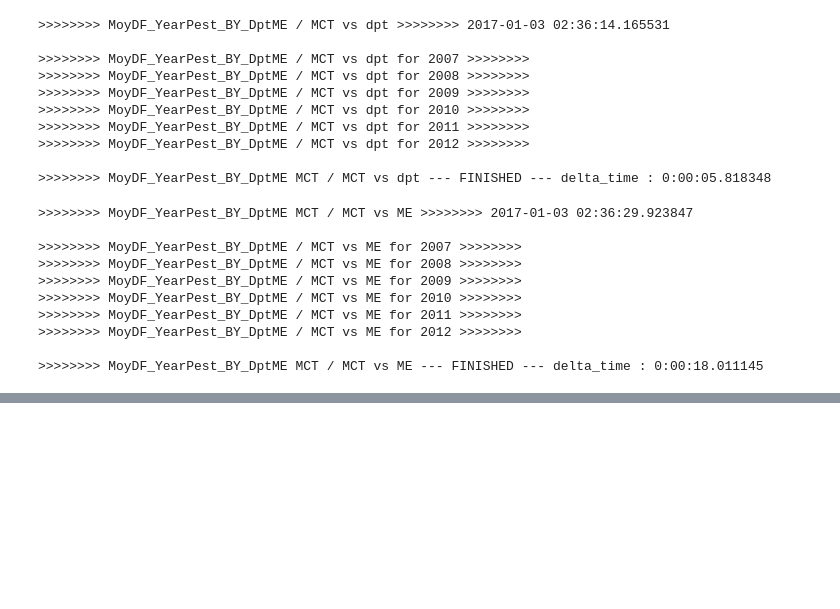
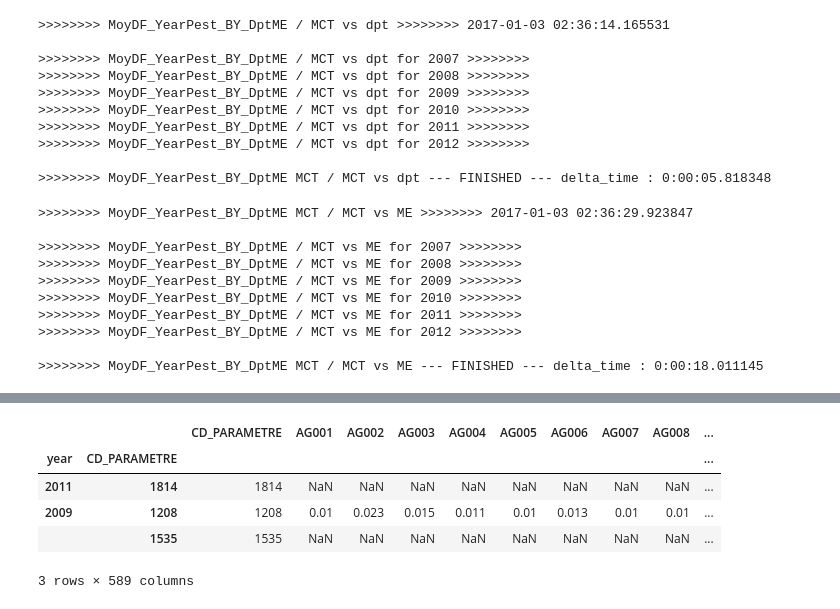
Before and after one commit to JulienParis/hydroviz, a Jupyter notebook: pesticides_analysis_03.ipynb, the cells around one changed output, grey strips where cells are left out. Cells and saved outputs as stored; diff of their text form; code cells hidden in the pictures; blank space fills up the shorter version.

Commit message:
stats analysis changes in notebook : in stats_web / optimizing size of csv by rounding values

```diff
--- a/pesticides_analysis_03.ipynb
+++ b/pesticides_analysis_03.ipynb
@@ -2080,7 +2192,7 @@ df_MA_web.head(1)
 #df_AV_dpt_web = df_AV_dpt.round(decimals)
 #df_AV_ME_web  = df_AV_ME.round(decimals)
 df_AV_dpt_web = df_AV_dpt_web.round(decimals)
-df_AV_ME_web  = df_AV_dpt_web.round(decimals)
+df_AV_ME_web  = df_AV_ME_web.round(decimals)
 
 # drop NaN row in AV
 df_AV_dpt_web = df_AV_dpt_web.dropna( axis=0, how="all") # on empty rows
@@ -2092,3 +2223,12 @@ df_AV_ME_web  = df_AV_ME_web.dropna(  axis=0, how="all") # on empty rows
+# %%
+df_AV_ME_web.sample(3)
+# %% [output]
+|  |  | CD_PARAMETRE | AG001 | AG002 | AG003 | AG004 | AG005 | AG006 | AG007 | AG008 | ... |
+| year | CD_PARAMETRE |  |  |  |  |  |  |  |  |  | ... |
+| 2011 | 1814 | 1814 | NaN | NaN | NaN | NaN | NaN | NaN | NaN | NaN | ... |
+| 2009 | 1208 | 1208 | 0.01 | 0.023 | 0.015 | 0.011 | 0.01 | 0.013 | 0.01 | 0.01 | ... |
+|  | 1535 | 1535 | NaN | NaN | NaN | NaN | NaN | NaN | NaN | NaN | ... |
+3 rows × 589 columns
 # %%
 # drop level "CD_PARAMETRE" in AV
 
```
Also changed, not shown: parts of 35 cells of this notebook, 5 other files.
